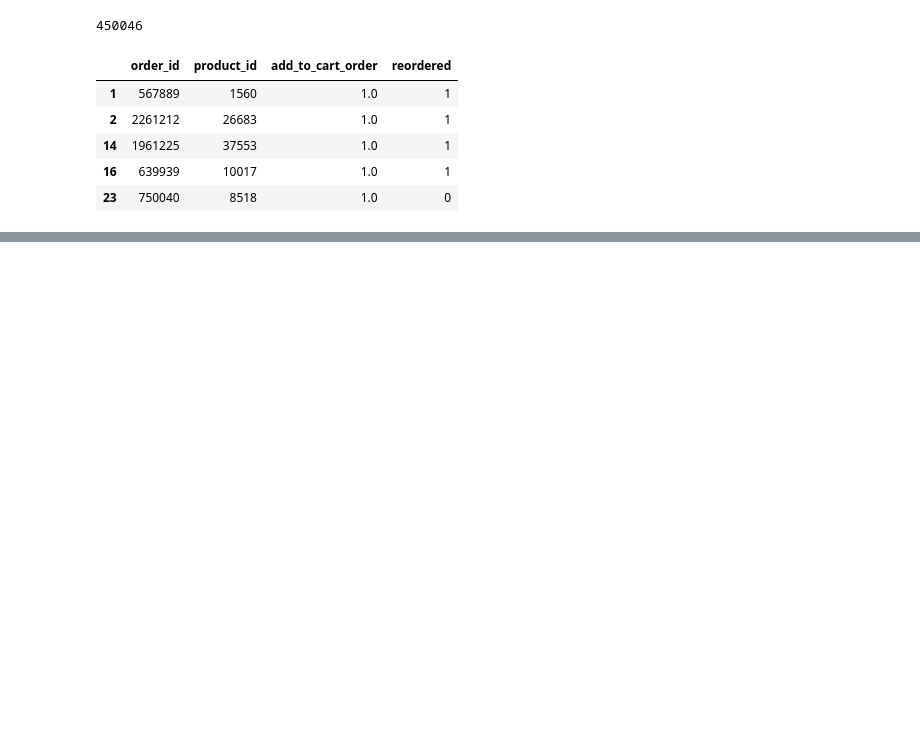
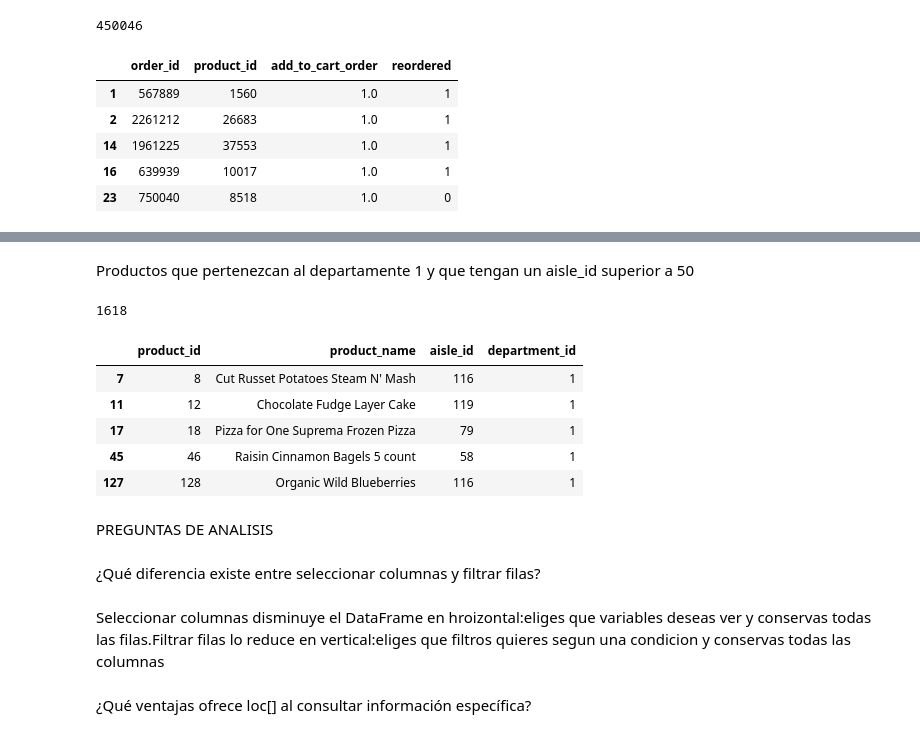
Before and after one commit to sjuandasat05-sudo/instacart-analisis, a Jupyter notebook: notebooks/00_entorno.ipynb, the cells around one changed output, grey strips where cells are left out. Cells and saved outputs as stored; diff of their text form; code cells hidden in the pictures; blank space fills up the shorter version.

```diff
--- a/notebooks/00_entorno.ipynb
+++ b/notebooks/00_entorno.ipynb
@@ -432,0 +465,22 @@ ej8.head()
+# %% [markdown]
+Productos que pertenezcan al departamente 1 y que tengan un aisle_id superior a 50
+# %%
+filtro2 = products[(products["department_id"] == 1) & (products["aisle_id"] > 50)]
+print(len(filtro2))
+filtro2.head()
+# %% [output]
+1618
+|  | product_id | product_name | aisle_id | department_id |
+| 7 | 8 | Cut Russet Potatoes Steam N' Mash | 116 | 1 |
+| 11 | 12 | Chocolate Fudge Layer Cake | 119 | 1 |
+| 17 | 18 | Pizza for One Suprema Frozen Pizza | 79 | 1 |
+| 45 | 46 | Raisin Cinnamon Bagels 5 count | 58 | 1 |
+| 127 | 128 | Organic Wild Blueberries | 116 | 1 |
+# %% [markdown]
+PREGUNTAS DE ANALISIS
+# %% [markdown]
+¿Qué diferencia existe entre seleccionar columnas y filtrar filas?
+# %% [markdown]
+Seleccionar columnas disminuye el DataFrame en hroizontal:eliges que variables deseas ver y conservas todas las filas.Filtrar filas lo reduce en vertical:eliges que filtros quieres segun una condicion y conservas todas las columnas
+# %% [markdown]
+¿Qué ventajas ofrece loc[] al consultar información específica?
```
Also changed, not shown: parts of 42 cells of this notebook, 3 other files.
